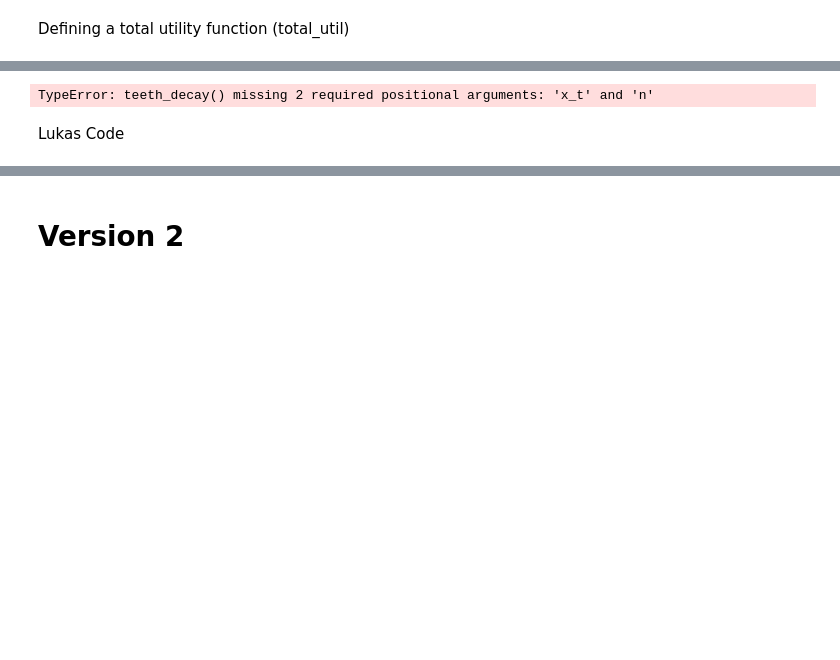
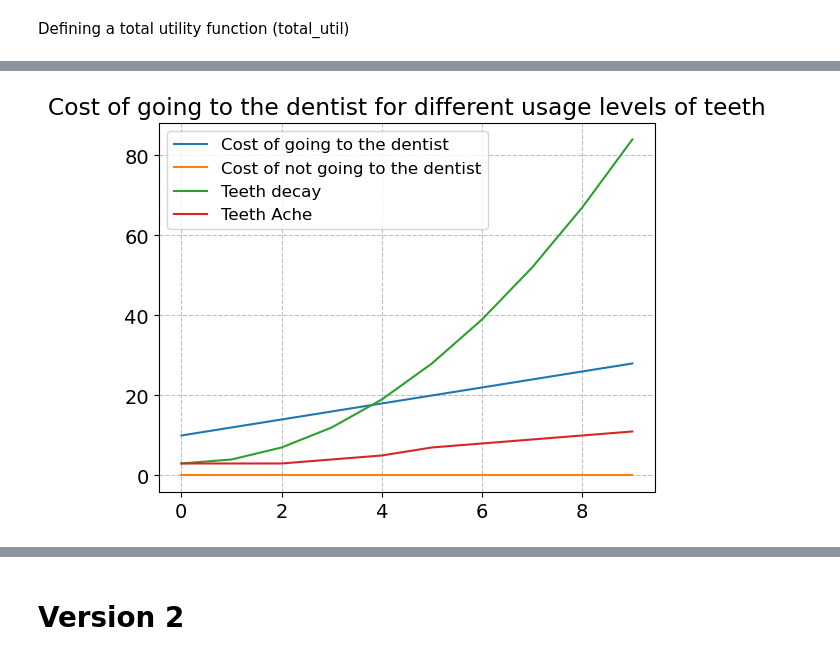
Before and after one commit to biguntitled/Intro_Num, a Jupyter notebook: Marius_Dentist.ipynb, the cells around one changed output, grey strips where cells are left out. Drawn from its saved outputs; the diff is of its cells as text; code cells hidden in the pictures; blank space fills up the shorter version.

```diff
--- a/Marius_Dentist.ipynb
+++ b/Marius_Dentist.ipynb
@@ -80,15 +66,18 @@ Defining a function (disutil_ache) that calculates the disutility caused by toot
 # %%
 def disutil_ache(par, x_t):
-    disutil = (x_t**(1-par.gamma) - 1) / (1 - par.gamma)
-    return int(disutil)
+    if x_t < 2:
+        disutil = 3
+    else:
+        disutil = int((np.sqrt(x_t) * par.gamma + x_t))
+    return disutil
 # %% [markdown]
 Defining a function (disutil_ache_threshold) that calculates the disutility caused by toothache based on a persons current teeth state in relation to a threshold level
 # %%
 def disutil_ache_threshold(par, x_t):
     if x_t >= par.threshold:
-        disutil = (par.weight * (x_t + par.threshold))**(1 - par.gamma) / (1 - par.gamma)
+        disutil = int((par.weight * (x_t + par.threshold))**(1 - par.gamma) / (1 - par.gamma))
     else:
-        disutil = (x_t**(1-par.gamma) - 1) / (1 - par.gamma)
+        disutil = int((x_t**(1-par.gamma) - 1) / (1 - par.gamma))
     return int(disutil)
 # %% [markdown]
 Defining a total utility function (total_util)
@@ -98,6 +92,5 @@ def total_util(par, d, x_t):
 # %%
-for i in range(0,75):
-    print(disutil_ache_threshold(par, i))
-#Disutility is negative for i=0, which is interpreted as having no toothache.
+for i in range(0,25):
+    print(disutil_ache(par, i))
 #Disutility increases as i increases, indicating that toothache becomes more
 #unpleasant as the severity of the toothache increases
@@ -103,0 +115,3 @@ for i in range(0,75):
+# %%
+for i in range(0,25):
+    print(disutil_ache_threshold(par, i))
@@ -104,34 +136,23 @@ for i in range(0,75):
 # %%
 c_going = []
 c_not_going = []
 c_not_going_threshold = []
-expo = []
-logo = []
-decay_going = []
-decay_not_going = []
-#decay_lifestyle_going = []
-#decay_lifestyle_not_going = []
-for i in range(0,30):
+decay = []
+ache = []
+
+for i in range(0,10):
     c_going.append(cost_dentist(par,1, i))
-    c_not_going.append(cost_dentist(par,0, i) + disutil_ache(par, i))
-    #c_not_going_threshold.append(cost_dentist(par,0, i) + disutil_ache_threshold(par, i))
-    decay_going.append(teeth_decay(par, i))
-    decay_not_going.append(teeth_decay(par, i))
-    #decay_lifestyle_going.append(teeth_decay_lifestyle(par, 1, i, is_healthy=1))
-    #decay_lifestyle_not_going.append(teeth_decay_lifestyle(par, 0, i, is_healthy=0))
-    #def teeth_decay_lifestyle(par, d, x_t, is_healthy):
+    c_not_going.append(cost_dentist(par,0, i))
+    decay.append(teeth_decay(par, 0, i))
+    ache.append(disutil_ache(par, i))
+
 
 plt.plot(c_going, label='Cost of going to the dentist')
 plt.plot(c_not_going, label='Cost of not going to the dentist')
-#plt.plot(c_not_going_threshold, label='Cost of not going to the dentist with threshold')
-plt.plot(decay_going, label='Teeth decay going')
-plt.plot(decay_not_going, label='Teeth decay not going')
-#plt.plot(decay_lifestyle_going='teeth decay going healthy')
-#plt.plot(decay_lifestyle_not_going='teeth decay not going healthy')
+plt.plot(decay, label='Teeth decay')
+plt.plot(ache, label='Teeth Ache')
 plt.title('Cost of going to the dentist for different usage levels of teeth')
 plt.legend(fontsize=12)
 plt.show()
 # %% [output]
-TypeError: teeth_decay() missing 2 required positional arguments: 'x_t' and 'n'
+[figure, added]
-# %% [markdown]
-Lukas Code
```
Also changed, not shown: parts of 17 cells of this notebook.
